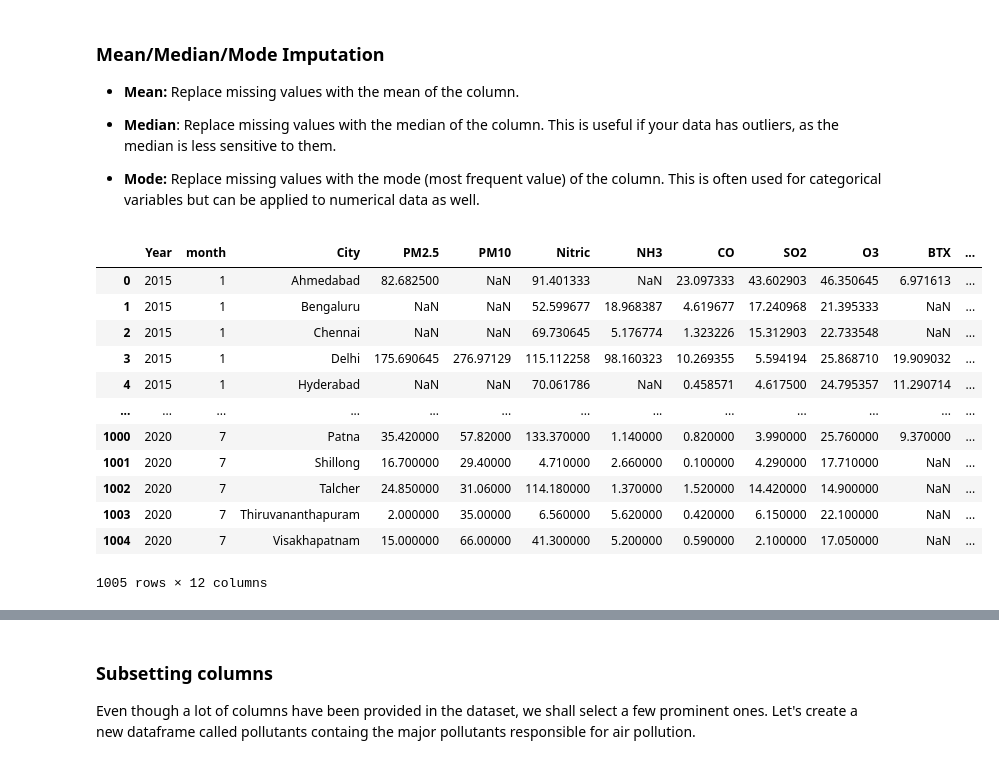
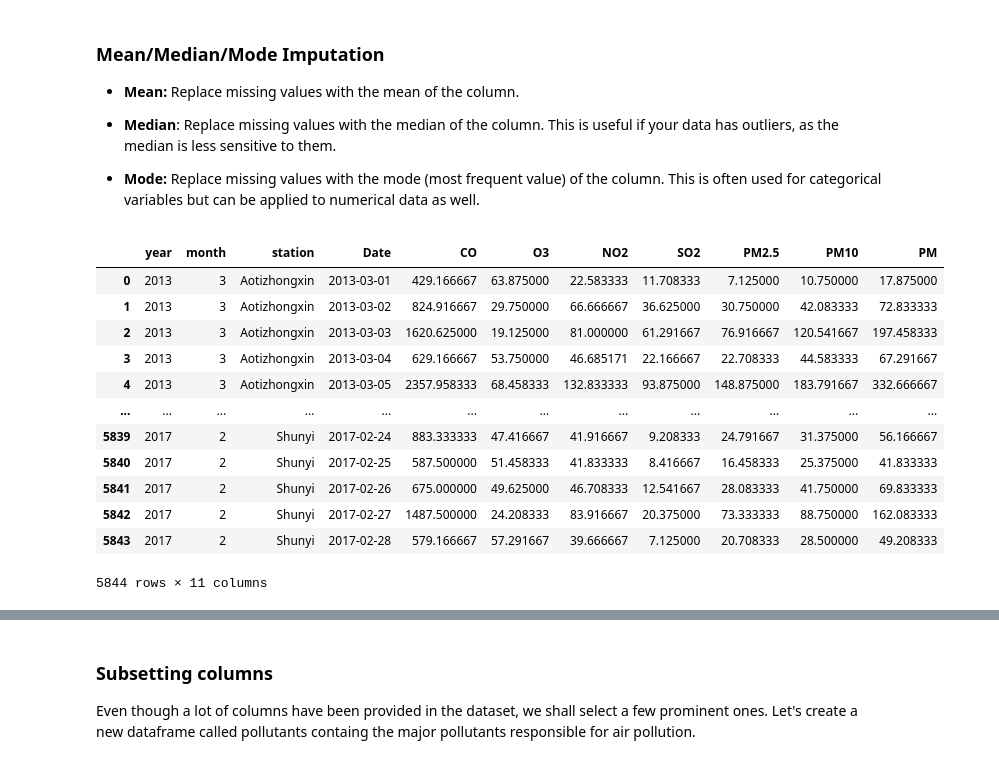
Before and after one commit to st2-0-3-1-0-2-8-4/CMP7005_S2_PRAC1, a Jupyter notebook: CMP7005_S2_PRAC1.ipynb, the cells around one changed output, grey strips where cells are left out. Drawn from its saved outputs; the diff is of its cells as text; code cells hidden in the pictures.

```diff
--- a/CMP7005_S2_PRAC1.ipynb
+++ b/CMP7005_S2_PRAC1.ipynb
@@ -106,4 +90 @@ Total number of cities in the dataset : 26
 dtype: int64
-# %%
-df['Date'] = pd.to_datetime(df['Date'], format='%d/%m/%Y')
-df['Date']
@@ -135,6 +90,0 @@ pd.to_datetime(): This function from the pandas library takes the "Date" values
-# %%
-# convert 'Date' to datetime format as in the original dataframe the type of date column is object
-df['Date'] = pd.to_datetime(df['Date'])
-
-df['month']=pd.DatetimeIndex(df['Date']).month #making a new column by extracting month part of the Date column in cities dataframe
-df['Year']=pd.DatetimeIndex(df['Date']).year ##making a new column by extracting year part of the Date column in cities dataframe
@@ -237,5 +155,0 @@ Year            0   0.000000
-# %%
-df['PM']=df['PM10']+df['PM2.5']
-df['Nitric']=df['NO']+df['NO2']+df['NOx']
-df['BTX']=df['Benzene']+df['Toluene']+df['Xylene']
-df.head()
@@ -250,7 +158,7 @@ df.head()
 # %% [markdown]
 ## **Creating New DataFrame for Air Quality Index**
 # %%
-selected_columns = ['City', 'Date', 'month', 'Year','PM2.5', 'PM10', 'Nitric','NH3', 'CO', 'SO2', 'O3', 'BTX', 'AQI', 'AQI_Bucket']
+selected_columns = ['CO', 'O3', 'NO2', 'SO2', 'PM2.5', 'PM10', 'PM', 'wd', 'DEWP', 'PRES', 'TEMP', 'RAIN', 'WSPM', 'year', 'day', 'month', 'hour', 'Date', 'station']
 
 # Create a new DataFrame with only the selected columns
 df1 = df[selected_columns]
@@ -316,21 +226,21 @@ missing_values.style.background_gradient(cmap='Oranges')
 
 * **Mode:** Replace missing values with the mode (most frequent value) of the column. This is often used for categorical variables but can be applied to numerical data as well.
 # %%
-pollutants = ['PM2.5', 'PM10', 'Nitric','NH3', 'CO', 'SO2', 'O3', 'BTX','AQI']
-dff= df1.groupby(['Year','month','City'])[pollutants].mean().reset_index()
+pollutants = ['CO', 'O3', 'NO2', 'SO2', 'PM2.5', 'PM10', 'PM']
+dff= df1.groupby(['year','month','station', 'Date'])[pollutants].mean().reset_index()
 dff
 # %% [output]
-|  | Year | month | City | PM2.5 | PM10 | Nitric | NH3 | CO | SO2 | O3 | BTX | ... |
-| 0 | 2015 | 1 | Ahmedabad | 82.682500 | NaN | 91.401333 | NaN | 23.097333 | 43.602903 | 46.350645 | 6.971613 | ... |
-| 1 | 2015 | 1 | Bengaluru | NaN | NaN | 52.599677 | 18.968387 | 4.619677 | 17.240968 | 21.395333 | NaN | ... |
-| 2 | 2015 | 1 | Chennai | NaN | NaN | 69.730645 | 5.176774 | 1.323226 | 15.312903 | 22.733548 | NaN | ... |
-| 3 | 2015 | 1 | Delhi | 175.690645 | 276.97129 | 115.112258 | 98.160323 | 10.269355 | 5.594194 | 25.868710 | 19.909032 | ... |
-| 4 | 2015 | 1 | Hyderabad | NaN | NaN | 70.061786 | NaN | 0.458571 | 4.617500 | 24.795357 | 11.290714 | ... |
-| ... | ... | ... | ... | ... | ... | ... | ... | ... | ... | ... | ... | ... |
-| 1000 | 2020 | 7 | Patna | 35.420000 | 57.82000 | 133.370000 | 1.140000 | 0.820000 | 3.990000 | 25.760000 | 9.370000 | ... |
-| 1001 | 2020 | 7 | Shillong | 16.700000 | 29.40000 | 4.710000 | 2.660000 | 0.100000 | 4.290000 | 17.710000 | NaN | ... |
-| 1002 | 2020 | 7 | Talcher | 24.850000 | 31.06000 | 114.180000 | 1.370000 | 1.520000 | 14.420000 | 14.900000 | NaN | ... |
-| 1003 | 2020 | 7 | Thiruvananthapuram | 2.000000 | 35.00000 | 6.560000 | 5.620000 | 0.420000 | 6.150000 | 22.100000 | NaN | ... |
-| 1004 | 2020 | 7 | Visakhapatnam | 15.000000 | 66.00000 | 41.300000 | 5.200000 | 0.590000 | 2.100000 | 17.050000 | NaN | ... |
+|  | year | month | station | Date | CO | O3 | NO2 | SO2 | PM2.5 | PM10 | PM |
+| 0 | 2013 | 3 | Aotizhongxin | 2013-03-01 | 429.166667 | 63.875000 | 22.583333 | 11.708333 | 7.125000 | 10.750000 | 17.875000 |
+| 1 | 2013 | 3 | Aotizhongxin | 2013-03-02 | 824.916667 | 29.750000 | 66.666667 | 36.625000 | 30.750000 | 42.083333 | 72.833333 |
+| 2 | 2013 | 3 | Aotizhongxin | 2013-03-03 | 1620.625000 | 19.125000 | 81.000000 | 61.291667 | 76.916667 | 120.541667 | 197.458333 |
+| 3 | 2013 | 3 | Aotizhongxin | 2013-03-04 | 629.166667 | 53.750000 | 46.685171 | 22.166667 | 22.708333 | 44.583333 | 67.291667 |
+| 4 | 2013 | 3 | Aotizhongxin | 2013-03-05 | 2357.958333 | 68.458333 | 132.833333 | 93.875000 | 148.875000 | 183.791667 | 332.666667 |
+| ... | ... | ... | ... | ... | ... | ... | ... | ... | ... | ... | ... |
+| 5839 | 2017 | 2 | Shunyi | 2017-02-24 | 883.333333 | 47.416667 | 41.916667 | 9.208333 | 24.791667 | 31.375000 | 56.166667 |
+| 5840 | 2017 | 2 | Shunyi | 2017-02-25 | 587.500000 | 51.458333 | 41.833333 | 8.416667 | 16.458333 | 25.375000 | 41.833333 |
+| 5841 | 2017 | 2 | Shunyi | 2017-02-26 | 675.000000 | 49.625000 | 46.708333 | 12.541667 | 28.083333 | 41.750000 | 69.833333 |
+| 5842 | 2017 | 2 | Shunyi | 2017-02-27 | 1487.500000 | 24.208333 | 83.916667 | 20.375000 | 73.333333 | 88.750000 | 162.083333 |
+| 5843 | 2017 | 2 | Shunyi | 2017-02-28 | 579.166667 | 57.291667 | 39.666667 | 7.125000 | 20.708333 | 28.500000 | 49.208333 |
-1005 rows × 12 columns
+5844 rows × 11 columns
 # %%
```
Also changed, not shown: parts of 34 cells of this notebook.
